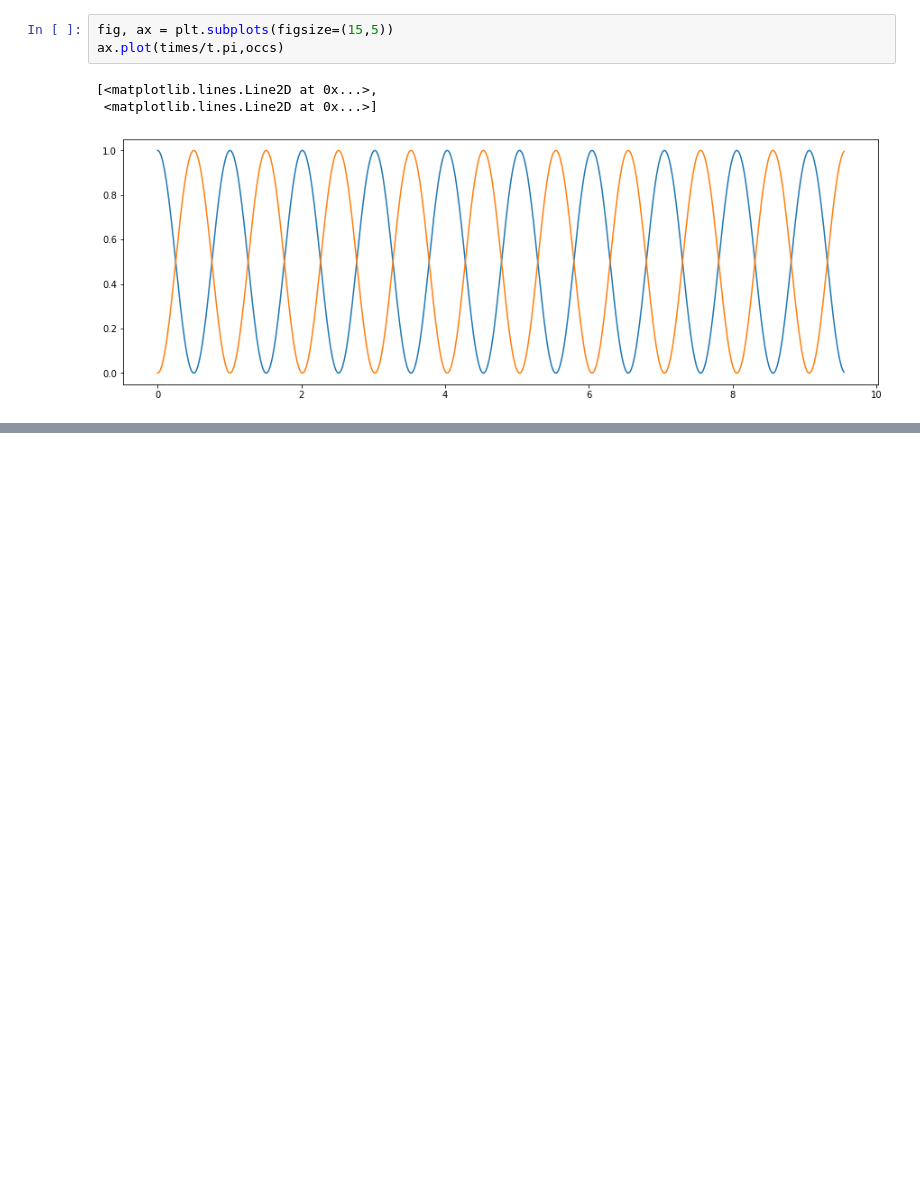
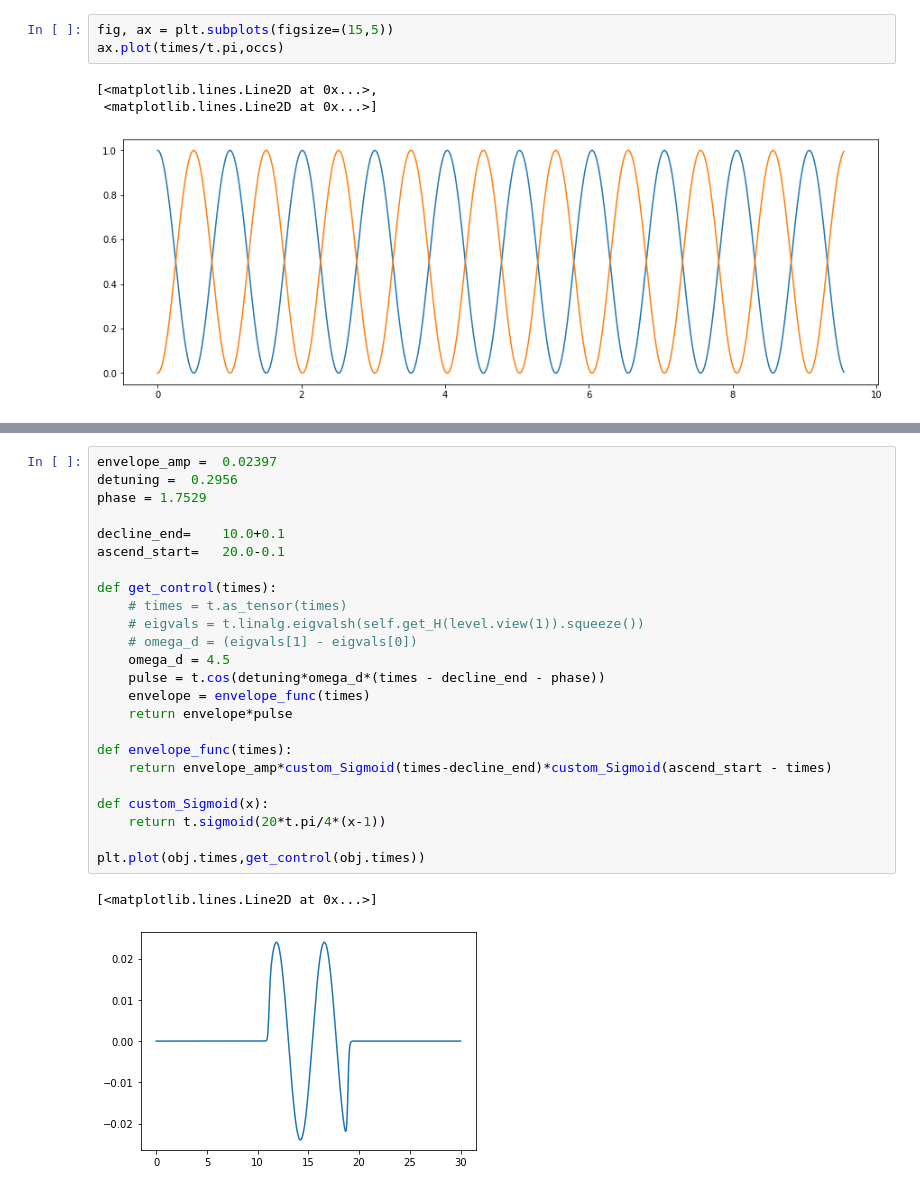
Before and after one commit to Vinther901/Quantum-Optimal-Control, a Jupyter notebook: 2DSystems/NeuralODE.ipynb, the cells around one changed output, grey strips where cells are left out. Saved outputs shown, nothing was run; the diff lists cells and outputs as text; blank space fills up the shorter version.

```diff
--- a/2DSystems/NeuralODE.ipynb
+++ b/2DSystems/NeuralODE.ipynb
@@ -150,0 +314,27 @@ ax.plot(times/t.pi,occs)
+# %%
+envelope_amp =	0.02397
+detuning =	0.2956
+phase =	1.7529
+
+decline_end=	10.0+0.1
+ascend_start=	20.0-0.1
+
+def get_control(times):
+    # times = t.as_tensor(times)
+    # eigvals = t.linalg.eigvalsh(self.get_H(level.view(1)).squeeze())
+    # omega_d = (eigvals[1] - eigvals[0])
+    omega_d = 4.5
+    pulse = t.cos(detuning*omega_d*(times - decline_end - phase))
+    envelope = envelope_func(times)
+    return envelope*pulse
+
+def envelope_func(times):
+    return envelope_amp*custom_Sigmoid(times-decline_end)*custom_Sigmoid(ascend_start - times)
+
+def custom_Sigmoid(x):
+    return t.sigmoid(20*t.pi/4*(x-1))
+
+plt.plot(obj.times,get_control(obj.times))
+# %% [output]
+[<matplotlib.lines.Line2D at 0x...>]
+[figure, added]
```
Also changed, not shown: parts of 48 cells of this notebook, 50 other files.
